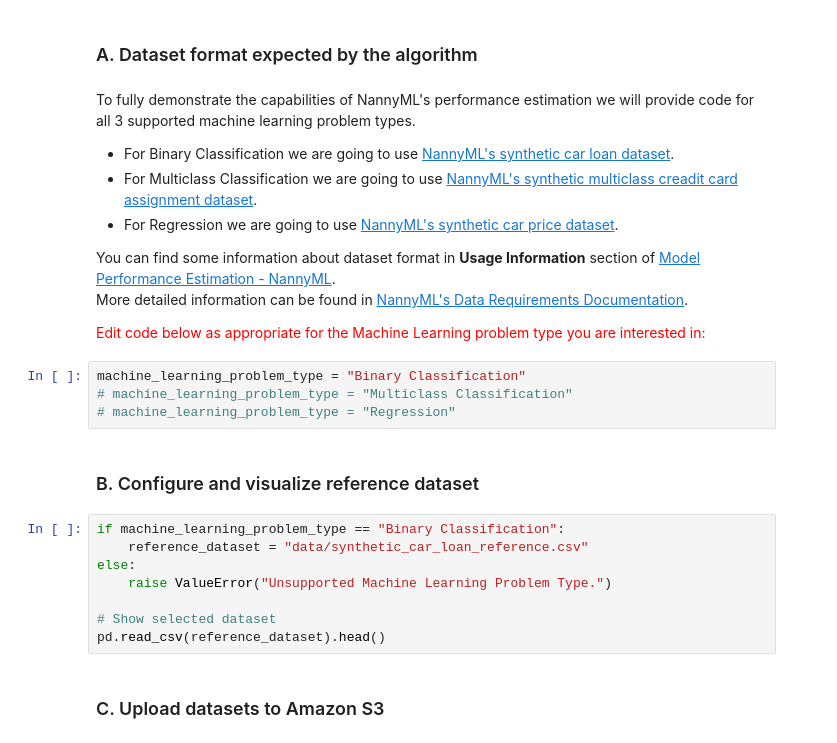
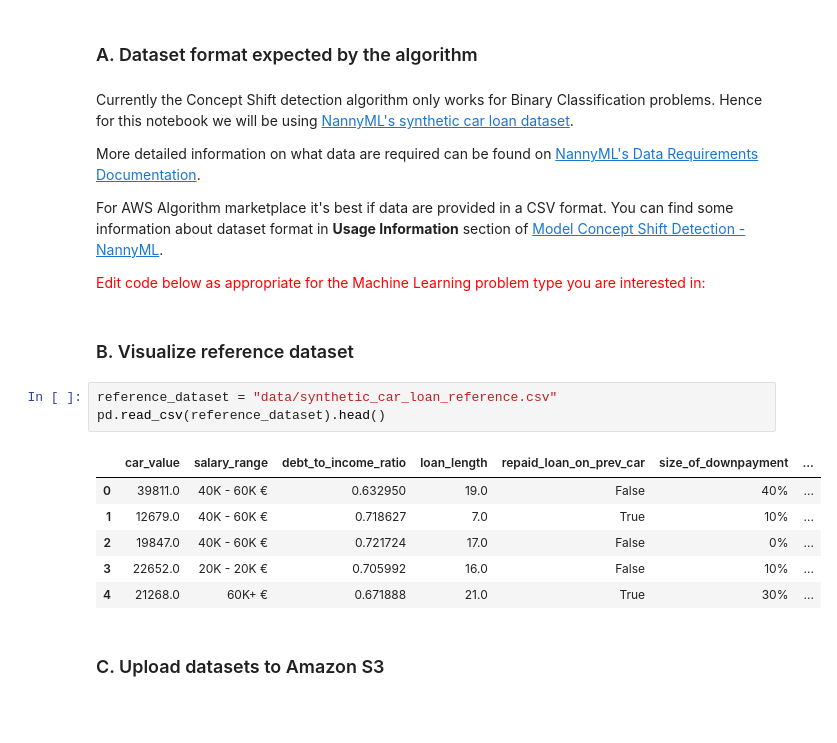
Before and after one commit to NannyML/sagemaker_concept_shift_docs, a Jupyter notebook: notebooks/Model Concept Drift Detection - NannyML - Algorithm.ipynb, the cells around one changed output. Saved outputs shown, nothing was run; the diff lists cells and outputs as text; blank space fills up the shorter version.

Commit message:
Update data and documentation notebook

```diff
--- a/notebooks/Model Concept Drift Detection - NannyML - Algorithm.ipynb
+++ b/notebooks/Model Concept Drift Detection - NannyML - Algorithm.ipynb
@@ -63,32 +80,28 @@ import json
 # %% [markdown]
 ### A. Dataset format expected by the algorithm
 # %% [markdown]
-To fully demonstrate the capabilities of NannyML's performance estimation we will provide code for all 3 supported machine learning problem types.
+Currently the Concept Shift detection algorithm only works for Binary Classification problems.
+Hence for this notebook we will be using
+[NannyML's synthetic car loan dataset](https://nannyml.readthedocs.io/en/stable/datasets/binary_car_loan.html).
 
-- For Binary Classification we are going to use [NannyML's synthetic car loan dataset](https://nannyml.readthedocs.io/en/stable/datasets/binary_car_loan.html).
-- For Multiclass Classification we are going to use [NannyML's synthetic multiclass creadit card assignment dataset](https://nannyml.readthedocs.io/en/stable/datasets/multiclass.html).
-- For Regression we are going to use [NannyML's synthetic car price dataset](https://nannyml.readthedocs.io/en/stable/datasets/regression.html).
+More detailed information on what data are required can be found on [NannyML's Data Requirements Documentation](https://nannyml.readthedocs.io/en/stable/tutorials/data_requirements.html).
 
-
-You can find some information about dataset format in **Usage Information** section of [Model Performance Estimation - NannyML](https://aws.amazon.com/marketplace/pp/prodview-uotyt66szg34o).
+For AWS Algorithm marketplace it's best if data are provided in a CSV format. You can find some information about dataset format in **Usage Information** section of [Model Concept Shift Detection - NannyML](https://aws.amazon.com/marketplace/pp/prodview-64nptz3lrs4gc).
 <br>
-More detailed information can be found in [NannyML's Data Requirements Documentation](https://nannyml.readthedocs.io/en/stable/tutorials/data_requirements.html).
 
 <font color='red'>Edit code below as appropriate for the Machine Learning problem type you are interested in:<font>
-# %%
-machine_learning_problem_type = "Binary Classification"
-# machine_learning_problem_type = "Multiclass Classification"
-# machine_learning_problem_type = "Regression"
 # %% [markdown]
-### B. Configure and visualize reference dataset
+### B. Visualize reference dataset
 # %%
-if machine_learning_problem_type == "Binary Classification":
-    reference_dataset = "data/synthetic_car_loan_reference.csv"
-else:
-    raise ValueError("Unsupported Machine Learning Problem Type.")
-
-# Show selected dataset
+reference_dataset = "data/synthetic_car_loan_reference.csv"
 pd.read_csv(reference_dataset).head()
+# %% [output]
+|  | car_value | salary_range | debt_to_income_ratio | loan_length | repaid_loan_on_prev_car | size_of_downpayment | ... |
+| 0 | 39811.0 | 40K - 60K € | 0.632950 | 19.0 | False | 40% | ... |
+| 1 | 12679.0 | 40K - 60K € | 0.718627 | 7.0 | True | 10% | ... |
+| 2 | 19847.0 | 40K - 60K € | 0.721724 | 17.0 | False | 0% | ... |
+| 3 | 22652.0 | 20K - 20K € | 0.705992 | 16.0 | False | 10% | ... |
+| 4 | 21268.0 | 60K+ € | 0.671888 | 21.0 | True | 30% | ... |
 # %% [markdown]
 ### C. Upload datasets to Amazon S3
 # %%
```
Also changed, not shown: parts of 16 cells of this notebook, 2 other files.
